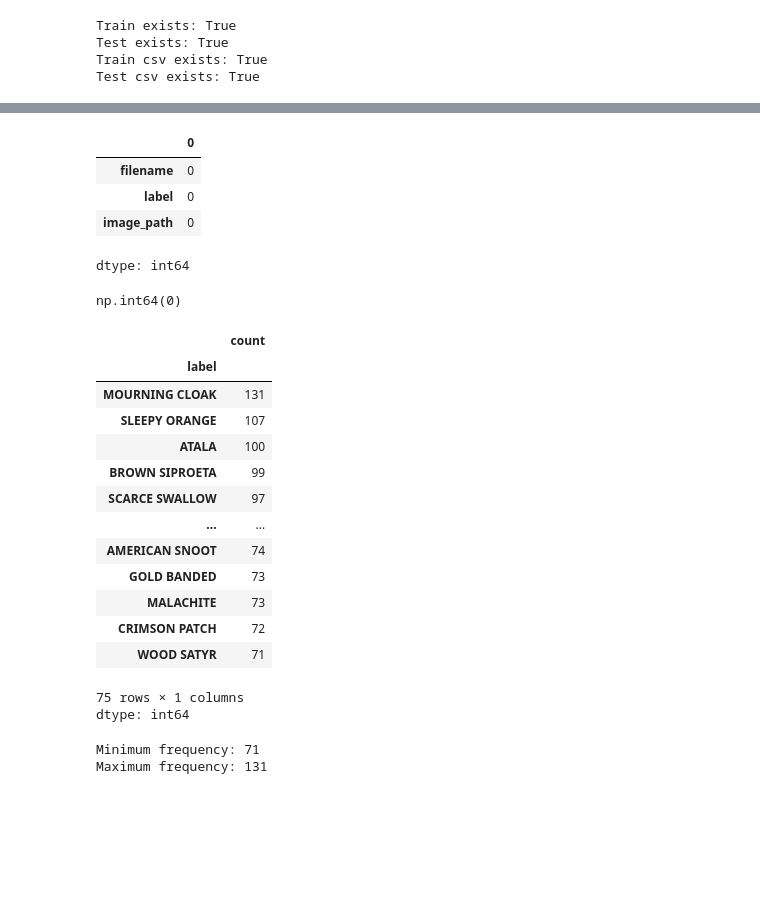
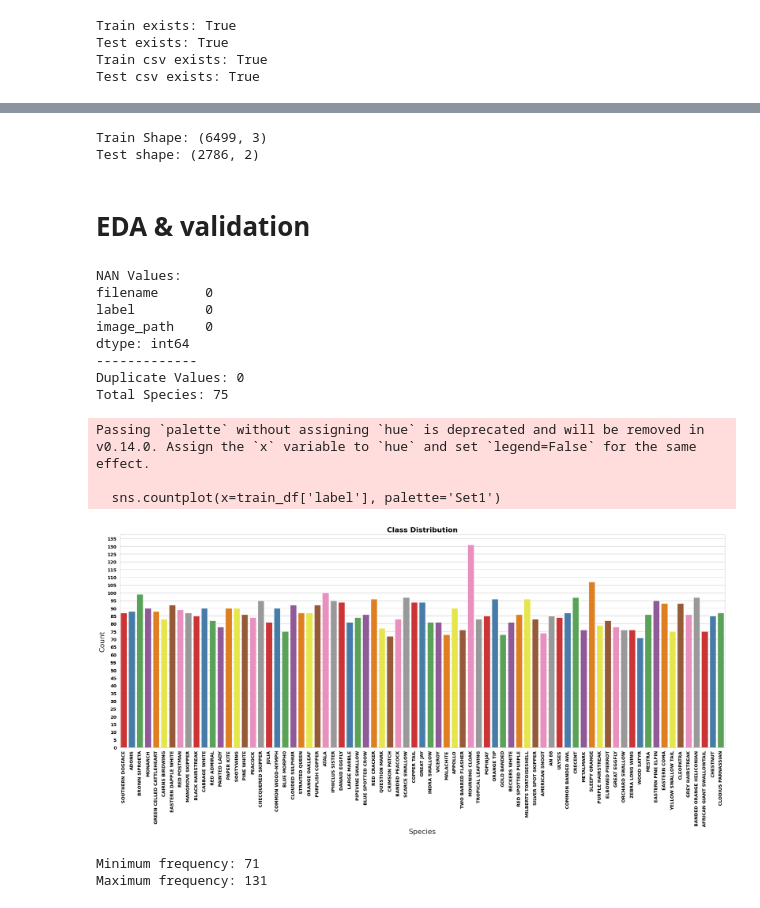
Before and after one commit to Md-Maruf-1727/butterfly-image-classification-cnn, a Jupyter notebook: notebooks/01_eda.ipynb, the cells around one changed output, grey strips where cells are left out. Cells and saved outputs as stored; diff of their text form; code cells hidden in the pictures; blank space fills up the shorter version.

```diff
--- a/notebooks/01_eda.ipynb
+++ b/notebooks/01_eda.ipynb
@@ -69,9 +86,24 @@ train_df.sample(5)
+# %%
+print("Train Shape:", train_df.shape)
+print("Test shape:", test_df.shape)
+# %% [output]
+Train Shape: (6499, 3)
+Test shape: (2786, 2)
+# %% [markdown]
+# EDA & validation
 # %%
 #checking NAN values
-train_df.isna().sum()
+print(f"NAN Values:\n{train_df.isna().sum()}")
+print("-------------")
+#checking duplicates
+print("Duplicate Values:",train_df.duplicated().sum())
+print("Total Species:", train_df['label'].value_counts().shape[0])
 # %% [output]
-|  | 0 |
-| filename | 0 |
-| label | 0 |
-| image_path | 0 |
+NAN Values:
+filename      0
+label         0
+image_path    0
 dtype: int64
+-------------
+Duplicate Values: 0
+Total Species: 75
@@ -78,27 +112,21 @@ dtype: int64
 # %%
-#checking duplicates
-train_df.duplicated().sum()
+plt.figure(figsize=(20, 10))
+sns.set_style('whitegrid')
+sns.countplot(x=train_df['label'], palette='Set1')
+plt.title("Class Distribution", fontsize=16, color="#000000", weight='bold')
+plt.xlabel("Species", fontsize=16)
+plt.ylabel("Count", fontsize=16)
+plt.xticks(rotation=90, color="#000000", weight='bold')
+plt.gca().yaxis.set_major_locator(MultipleLocator(5))
+plt.yticks(color="#000000", weight='bold')
+plt.savefig("plots/class_distribution.png", dpi=300, bbox_inches='tight')
+plt.tight_layout()
+plt.show()
 # %% [output]
-np.int64(0)
+Passing `palette` without assigning `hue` is deprecated and will be removed in v0.14.0. Assign the `x` variable to `hue` and set `legend=False` for the same effect.
+
+  sns.countplot(x=train_df['label'], palette='Set1')
+[figure, added]
-# %%
-# Check the distribution of classes in the target column
-train_df['label'].value_counts()
-# %% [output]
-|  | count |
-| label |  |
-| MOURNING CLOAK | 131 |
-| SLEEPY ORANGE | 107 |
-| ATALA | 100 |
-| BROWN SIPROETA | 99 |
-| SCARCE SWALLOW | 97 |
-| ... | ... |
-| AMERICAN SNOOT | 74 |
-| GOLD BANDED | 73 |
-| MALACHITE | 73 |
-| CRIMSON PATCH | 72 |
-| WOOD SATYR | 71 |
-75 rows × 1 columns
-dtype: int64
 # %%
 # Print the minimum and maximum class frequencies for label column
 print(f"Minimum frequency: {train_df['label'].value_counts().min()}")
```
Also changed, not shown: parts of 17 cells of this notebook.
